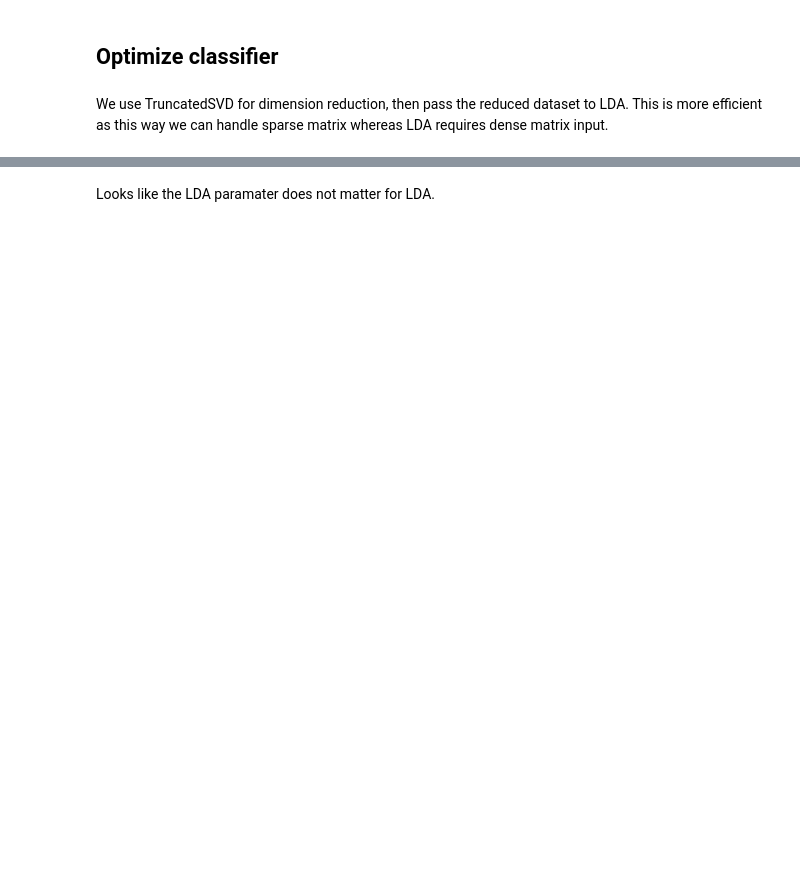
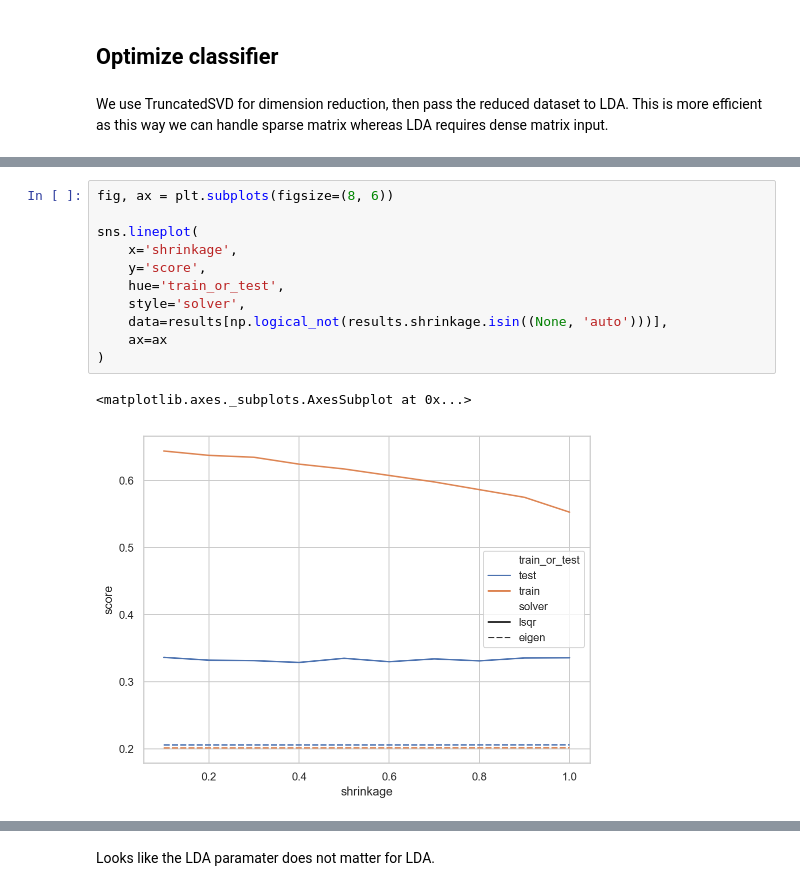
Before and after one commit to ktmud/fsauor2018, a Jupyter notebook: notebooks/2.1.2 Fine Tuning (LDA).ipynb, the cells around one changed output, grey strips where cells are left out. Saved outputs shown, nothing was run; the diff lists cells and outputs as text; blank space fills up the shorter version.

Commit message:
Add legend; add tex report

```diff
--- a/notebooks/2.1.2 Fine Tuning (LDA).ipynb
+++ b/notebooks/2.1.2 Fine Tuning (LDA).ipynb
@@ -204,3 +188,17 @@ results.head()
+# %%
+fig, ax = plt.subplots(figsize=(8, 6))
+
+sns.lineplot(
+    x='shrinkage',
+    y='score',
+    hue='train_or_test',
+    style='solver',
+    data=results[np.logical_not(results.shrinkage.isin((None, 'auto')))],
+    ax=ax
+)
+# %% [output]
+<matplotlib.axes._subplots.AxesSubplot at 0x...>
+[figure, added]
 # %%
 import seaborn as sns
 
```
Also changed, not shown: parts of 11 cells of this notebook, 29 other files.
